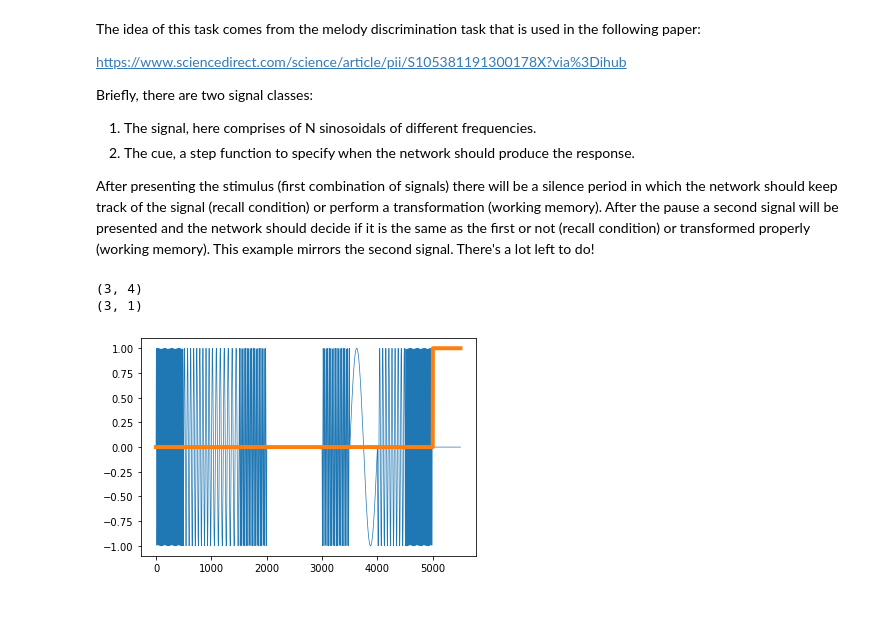
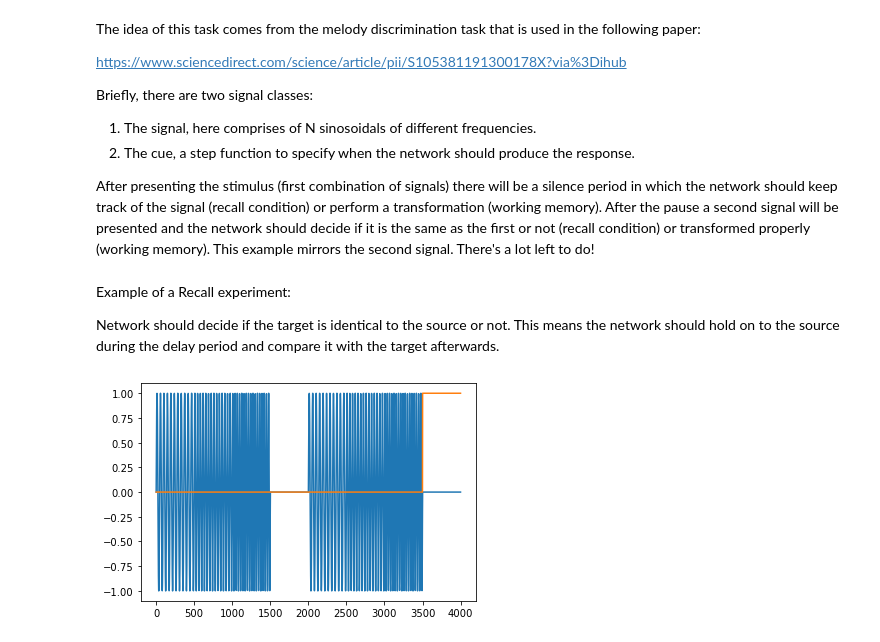
Before and after one commit to kuffmode/HardWorking-Memory, a Jupyter notebook: example.ipynb, the cells around one changed output. Saved outputs shown, nothing was run; the diff lists cells and outputs as text; code cells hidden in the pictures; blank space fills up the shorter version.

```diff
--- a/example.ipynb
+++ b/example.ipynb
@@ -16,19 +15,0 @@ from utils import *
-# %%
-# all the frequencies (n_trials*n_frequencies)
-frequency_matrix = np.random.randint(low=5,
-                                     high=30,
-                                     size=(3, 4))
-
-# new frequencies to replace the target event (one frequency per trial)
-modulated_frequencies = np.random.randint(low=1,
-                                          high=3,
-                                          size=(3, 1))
-# placeholders
-stim = []
-trial = []
-
-print(np.shape(frequency_matrix))
-print(np.shape(modulated_frequencies))
-# %% [output]
-(3, 4)
-(3, 1)
@@ -55,6 +16,40 @@ for indx, frequencies in enumerate(frequency_matrix):
-# %%
-plt.plot(trial[2][0],linewidth=0.7);
-plt.plot(trial[2][1],linewidth=4);
-plt.show()
-# %% [output]
-[figure, removed]
+# %%
+frange = (1, 20, 3) # range of frequencies (smallest, largest, step)
+n_events = 3        # number of events within a trial.
+t_events = 500      # duration of each event.
+t_response = 500    # response time
+t_delay = 500       # delay period between source and target stimuli
+n_trials = 9        # number of trials within the experiment.
+
+source_generator_kw = {"event_duration": t_events,"frequencies":None}
+target_generator_kw = source_generator_kw.copy()
+
+tranformation_kw = {"frequency_range":frange}
+
+trial_kw = {"source_generator":make_sin_stimulus,
+            "source_generator_kw":source_generator_kw,
+            "target_generator":make_sin_stimulus,
+            "target_generator_kw":target_generator_kw,
+            "t_response":t_response,
+            "t_silence":t_delay,
+            "global_noise":0.0}
+# %% [markdown]
+Example of a Recall experiment:
+
+Network should decide if the target is identical to the source or not. This means the network should hold on to the source during the delay period and compare it with the target afterwards.
+# %%
+Recall_frequencies = template_generator(n_trials = n_trials,
+                                        transformation = None, # recall means no transformation (if the correct label is match)
+                                        retrograde = False)    # no retrograde either (if the correct label is match)
+
+experiment = experiment_generator(frequency_mat = Recall_frequencies,
+                         trial_generator = trial_generator,
+                         trial_generator_kw = trial_kw ,
+                         is_match=True, # here, they match
+                         is_3d=True)
+
+plt.plot(experiment[0,0,:])
+plt.plot(experiment[2,0,:])
+plt.show()
+# %% [output]
+[figure, added]
```
Also changed, not shown: parts of 4 cells of this notebook, 2 other files.
